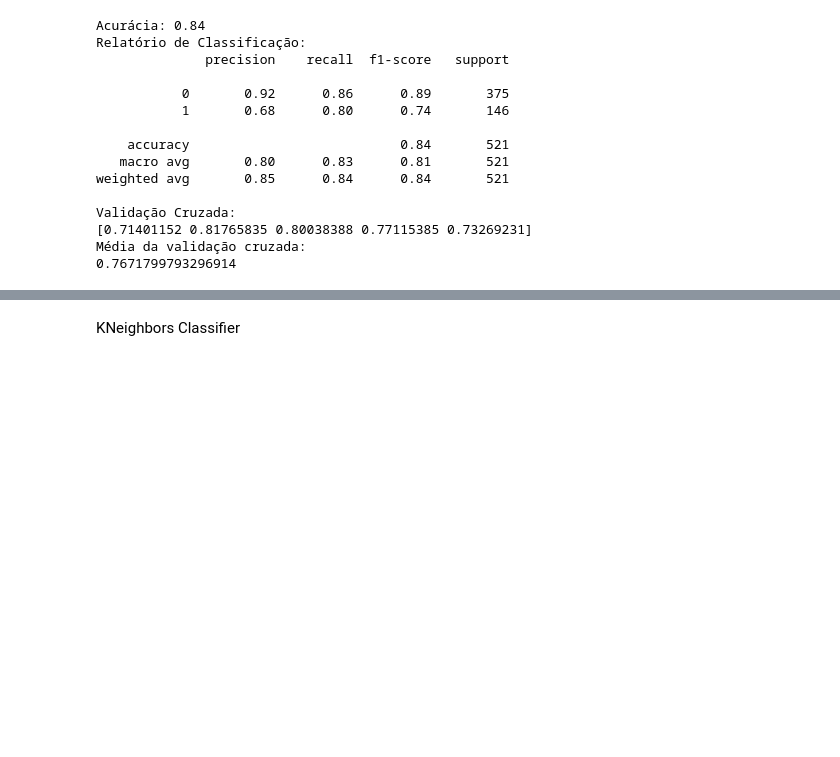
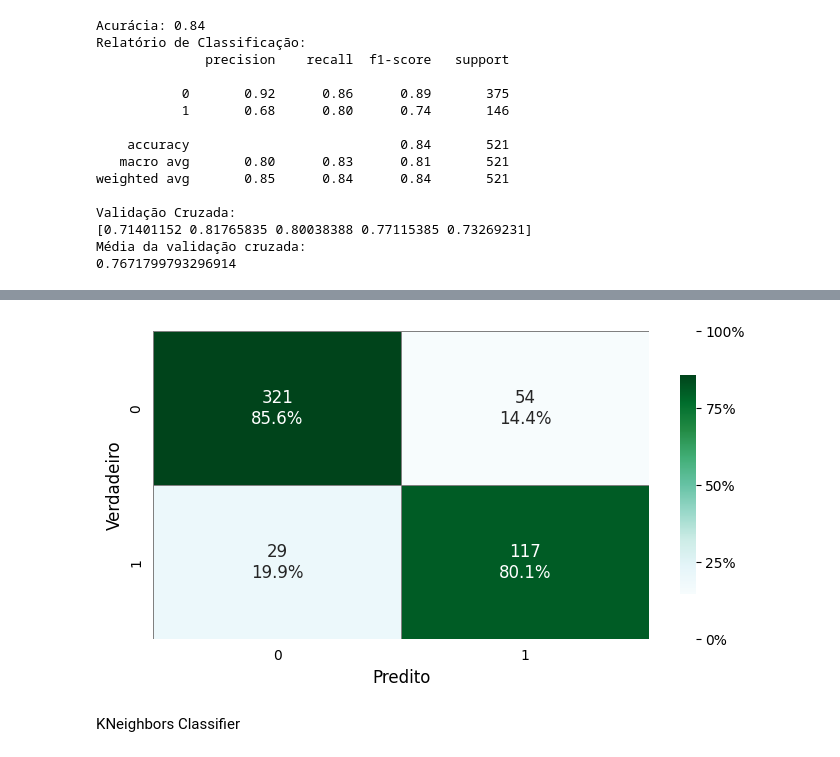
Before and after one commit to gabrielmoliva/Atividade-1---Machine-Learning, a Jupyter notebook: modelo.ipynb, the cells around one changed output, grey strips where cells are left out. Cells and saved outputs as stored; diff of their text form; code cells hidden in the pictures; blank space fills up the shorter version.

```diff
--- a/modelo.ipynb
+++ b/modelo.ipynb
@@ -510,3 +544,9 @@ Média da validação cruzada:
+# %%
+confusion_matrix_et = confusion_matrix(y_test, y_pred)
+
+cria_matriz_confusao(confusion_matrix_et, extra_trees)
+# %% [output]
+[figure, added]
 # %% [markdown]
 KNeighbors Classifier
 # %%
```
Also changed, not shown: parts of 2 cells of this notebook.
